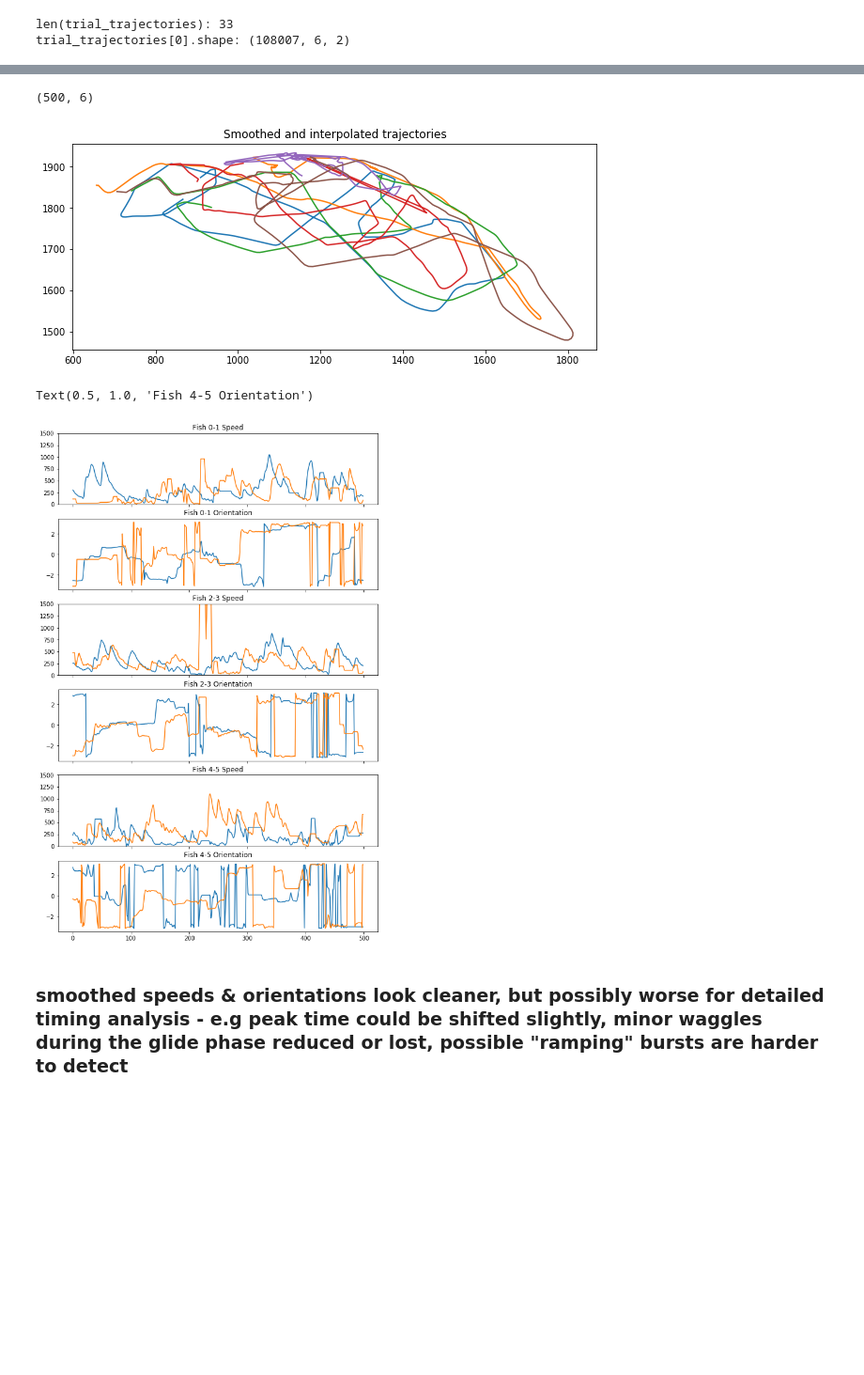
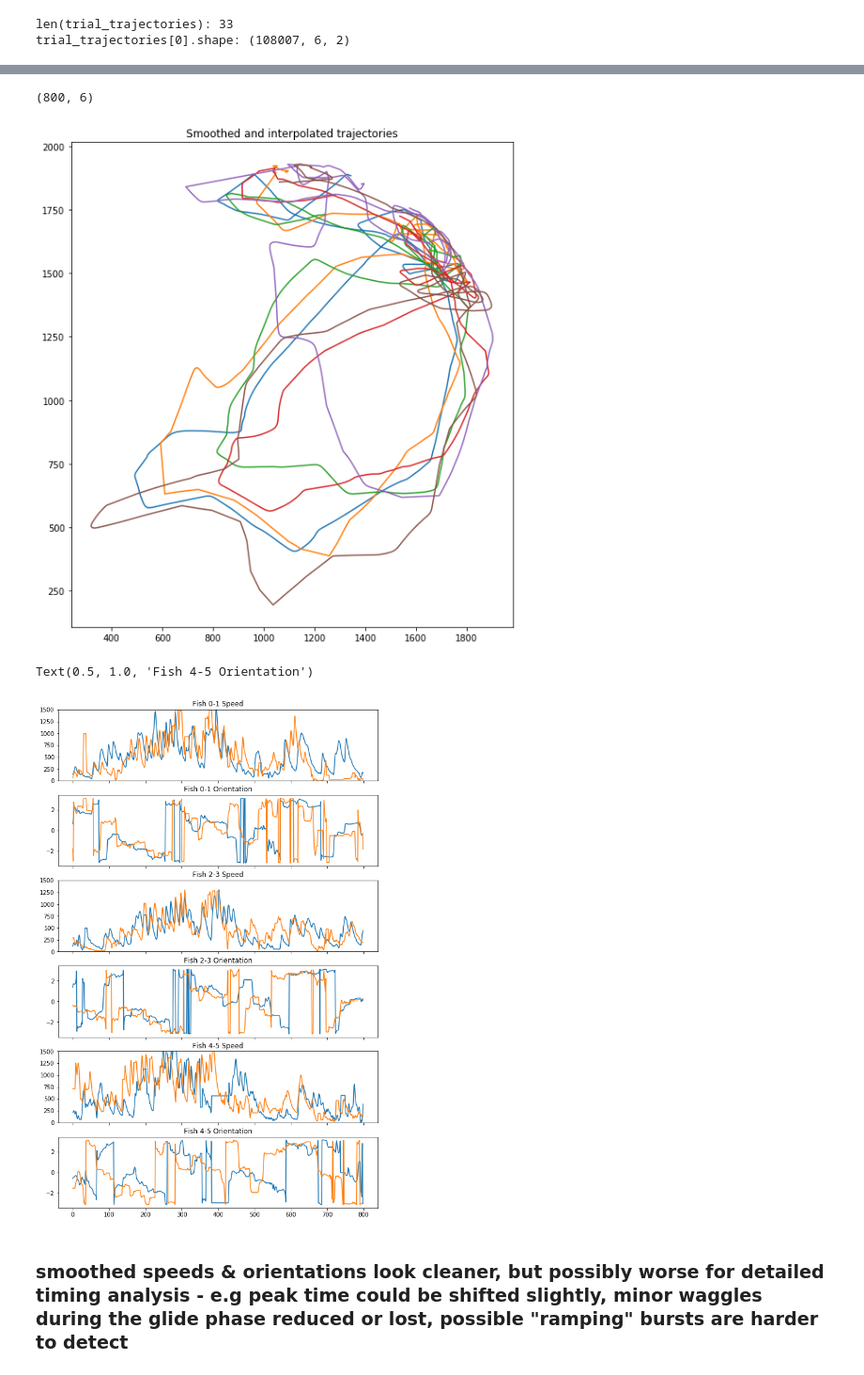
Before and after one commit to katiconen/zfish_mutants_analysis, a Jupyter notebook: KC_exploratory.ipynb, the cells around one changed output, grey strips where cells are left out. Shown: that part at 94% size. Drawn from its saved outputs; the diff is of its cells as text; code cells hidden in the pictures; blank space fills up the shorter version.

```diff
--- a/KC_exploratory.ipynb
+++ b/KC_exploratory.ipynb
@@ -89,14 +89,16 @@ trial_trajectories[0].shape: (108007, 6, 2)
 # use non-smoothed coordinates, which contains NaN values
 
 trialnum = 8
-minframe= 1500
-duration = 500
+minframe= 2400
+duration = 800
 maxframe = minframe + duration
 x = trial_trajectories[trialnum][minframe:maxframe,:,0]
 y = trial_trajectories[trialnum][minframe:maxframe,:,1]
 # for orientations, best to use 'smoothheadings'
 orientations = trial_headings[trialnum][minframe:maxframe]
 speeds = trial_speeds[trialnum][minframe:maxframe]
+
+#get distances bw pairs in twin of interest
 
 # plot trajectory segment
 f,ax = plt.subplots(1,1)
@@ -108,24 +110,24 @@ plt.show()
 
 # plot orientation and speed, and (opt) nan values
 f,ax=plt.subplots(6,1,sharex=True)
-f.set_size_inches(10,16)
+f.set_size_inches(14,16)
 a = ax[0]
 a.plot(speeds[:,0:2])
-a.set_ylim([0,1500])
+a.set_ylim([0,1800])
 a.set_title('Fish 0-1 Speed')
 a = ax[1]
 a.plot(orientations[:,0:2])
 a.set_title('Fish 0-1 Orientation')
 a = ax[2]
 a.plot(speeds[:,2:4])
-a.set_ylim([0,1500])
+a.set_ylim([0,1800])
 a.set_title('Fish 2-3 Speed')
 a = ax[3]
 a.plot(orientations[:,2:4])
 a.set_title('Fish 2-3 Orientation')
 a = ax[4]
 a.plot(speeds[:,4:])
-a.set_ylim([0,1500])
+a.set_ylim([0,1800])
 a.set_title('Fish 4-5 Speed')
 a = ax[5]
 a.plot(orientations[:,4:])
@@ -141,14 +143,14 @@ Text(0.5, 1.0, 'Fish 4-5 Orientation')
 # %%
 speeds.shape
 # %% [output]
-(500, 6)
+(800, 6)
 # %%
 # choose a trial and plot a short trajectory segment
 # use smoothed coordinates and calculations, which uses Gaussian smoothing, replace nan locations with interpolations for trajectories
 
-trialnum = 8
-minframe= 1500
-duration = 500
+# trialnum = 8
+# minframe= 1500
+# duration = 500
 x_smooth = trial_smoothtrajectories[trialnum][minframe:maxframe,:,0]
 y_smooth = trial_smoothtrajectories[trialnum][minframe:maxframe,:,1]
 # for orientations, best to use 'smoothheadings'
@@ -165,35 +167,35 @@ plt.show()
 
 # plot orientation and speed, and (opt) nan values
 f,ax=plt.subplots(6,1,sharex=True)
 f.set_size_inches(10,16)
 a = ax[0]
 a.plot(speeds_smooth[:,0:2])
 a.set_ylim([0,1500])
 a.set_title('Fish 0-1 Speed')
 a = ax[1]
 a.plot(orientations_smooth[:,0:2])
 a.set_title('Fish 0-1 Orientation')
 a = ax[2]
 a.plot(speeds_smooth[:,2:4])
 a.set_ylim([0,1500])
 a.set_title('Fish 2-3 Speed')
 a = ax[3]
 a.plot(orientations_smooth[:,2:4])
 a.set_title('Fish 2-3 Orientation')
 a = ax[4]
 a.plot(speeds_smooth[:,4:])
 a.set_ylim([0,1500])
 a.set_title('Fish 4-5 Speed')
 a = ax[5]
 a.plot(orientations_smooth[:,4:])
 a.set_title('Fish 4-5 Orientation')
 # a = ax[6]
 # a.plot(np.isnan(speeds))
 # a.set_title('NaN values')
 # plt.show()
 # %% [output]
-[figure, old version]
+[figure, new version]
 Text(0.5, 1.0, 'Fish 4-5 Orientation')
-[figure, old version]
+[figure, new version]
 # %% [markdown]
 ### smoothed speeds & orientations look cleaner, but possibly worse for detailed timing analysis - e.g peak time could be shifted slightly, minor waggles during the glide phase reduced or lost, possible "ramping" bursts are harder to detect
```
Also changed, not shown: parts of 1 cell of this notebook, 2 other files.
